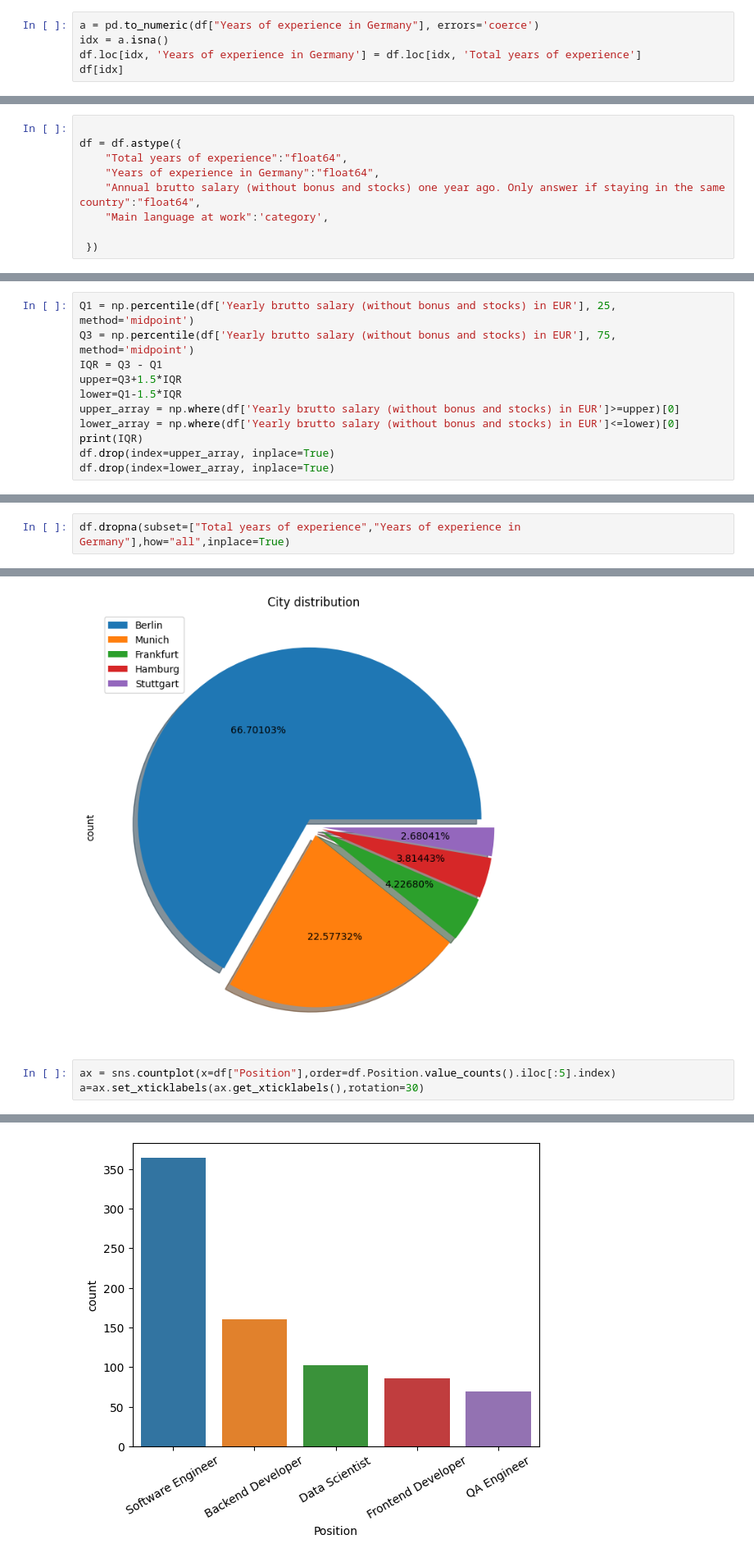
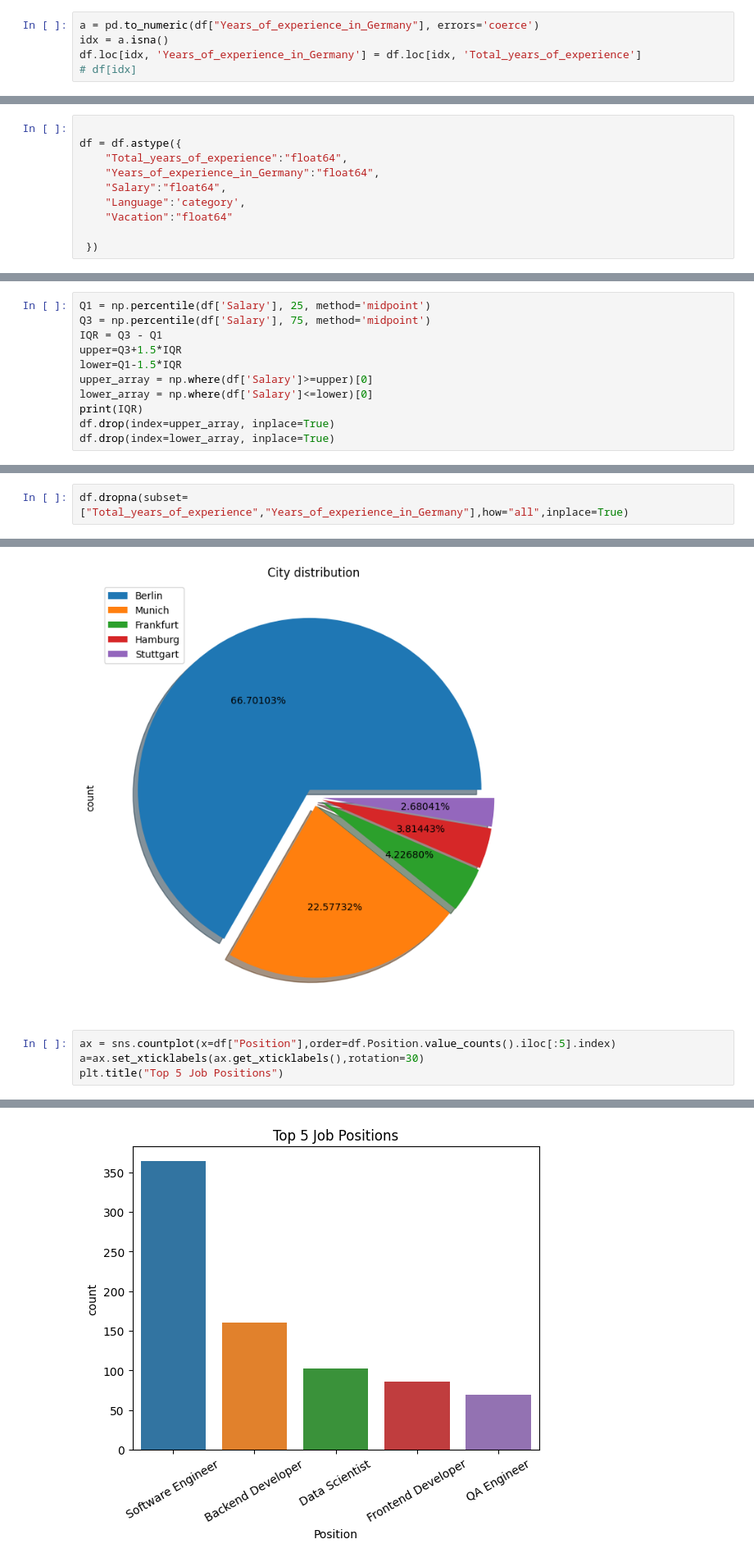
Before and after one commit to T2ABIZZY/IT_Salary_Survey_EU-_2020_EDA, a Jupyter notebook: IT_Salary_survey_EDA.ipynb, the cells around one changed output, grey strips where cells are left out. Shown: that part at 82% size. Cells and saved outputs as stored; diff of their text form.

Commit message:
Adding some new Visualization and cleaning the data

```diff
--- a/IT_Salary_survey_EDA.ipynb
+++ b/IT_Salary_survey_EDA.ipynb
@@ -62,5 +168,5 @@ array(['Unlimited contract', 'Temporary contract', nan, '0'], dtype=object)
 # %%
-a = pd.to_numeric(df["Years of experience in Germany"], errors='coerce')
+a = pd.to_numeric(df["Years_of_experience_in_Germany"], errors='coerce')
 idx = a.isna()
-df.loc[idx, 'Years of experience in Germany'] = df.loc[idx, 'Total years of experience']
-df[idx]
+df.loc[idx, 'Years_of_experience_in_Germany'] = df.loc[idx, 'Total_years_of_experience']
+# df[idx]
@@ -98,10 +176,11 @@ df[df["Years of experience in Germany"].isna()]
 # %%
 
 df = df.astype({
-    "Total years of experience":"float64",
-    "Years of experience in Germany":"float64",
-    "Annual brutto salary (without bonus and stocks) one year ago. Only answer if staying in the same country":"float64",
-    "Main language at work":'category',
+    "Total_years_of_experience":"float64",
+    "Years_of_experience_in_Germany":"float64",
+    "Salary":"float64",
+    "Language":'category',
+    "Vacation":"float64"
 
  })
 # %%
@@ -138,18 +199,18 @@ numerical_feautures.describe().T
 # %% [markdown]
 as we can see there is some outliers in Yearly brutto salary , Let's drop it!
 # %%
-Q1 = np.percentile(df['Yearly brutto salary (without bonus and stocks) in EUR'], 25, method='midpoint')
-Q3 = np.percentile(df['Yearly brutto salary (without bonus and stocks) in EUR'], 75, method='midpoint')
+Q1 = np.percentile(df['Salary'], 25, method='midpoint')
+Q3 = np.percentile(df['Salary'], 75, method='midpoint')
 IQR = Q3 - Q1
 upper=Q3+1.5*IQR
 lower=Q1-1.5*IQR
-upper_array = np.where(df['Yearly brutto salary (without bonus and stocks) in EUR']>=upper)[0]
-lower_array = np.where(df['Yearly brutto salary (without bonus and stocks) in EUR']<=lower)[0]
+upper_array = np.where(df['Salary']>=upper)[0]
+lower_array = np.where(df['Salary']<=lower)[0]
 print(IQR)
 df.drop(index=upper_array, inplace=True)
 df.drop(index=lower_array, inplace=True)
 # %% [output]
 21200.0
 # %%
-df.dropna(subset=["Total years of experience","Years of experience in Germany"],how="all",inplace=True)
+df.dropna(subset=["Total_years_of_experience","Years_of_experience_in_Germany"],how="all",inplace=True)
 # %% [markdown]
@@ -202,4 +249,5 @@ plt.show()
 # %%
 ax = sns.countplot(x=df["Position"],order=df.Position.value_counts().iloc[:5].index)
 a=ax.set_xticklabels(ax.get_xticklabels(),rotation=30)
+plt.title("Top 5 Job Positions")
 # %% [output]
@@ -206,2 +255,2 @@ a=ax.set_xticklabels(ax.get_xticklabels(),rotation=30)
-[figure, old version]
+[figure, new version]
 # %%
```
Also changed, not shown: parts of 43 cells of this notebook.
